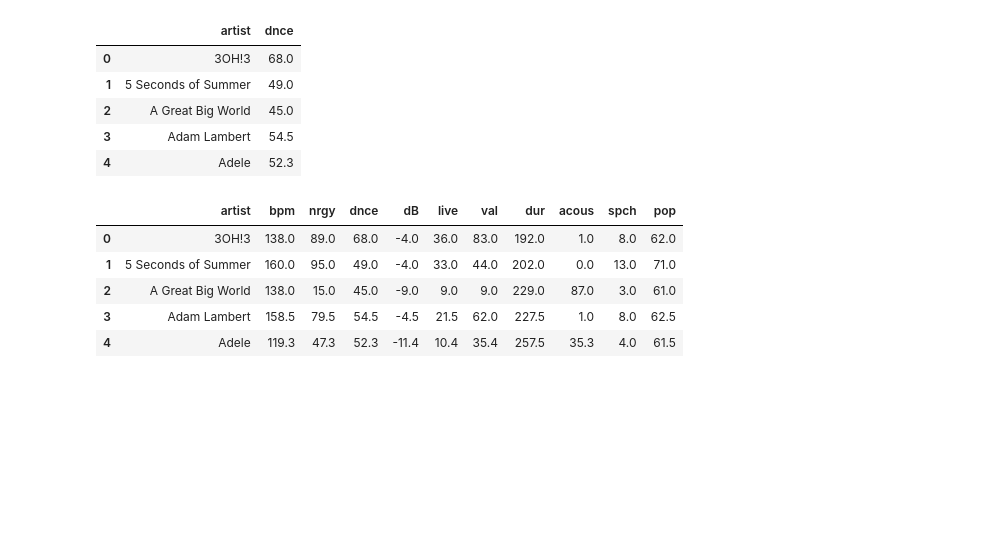
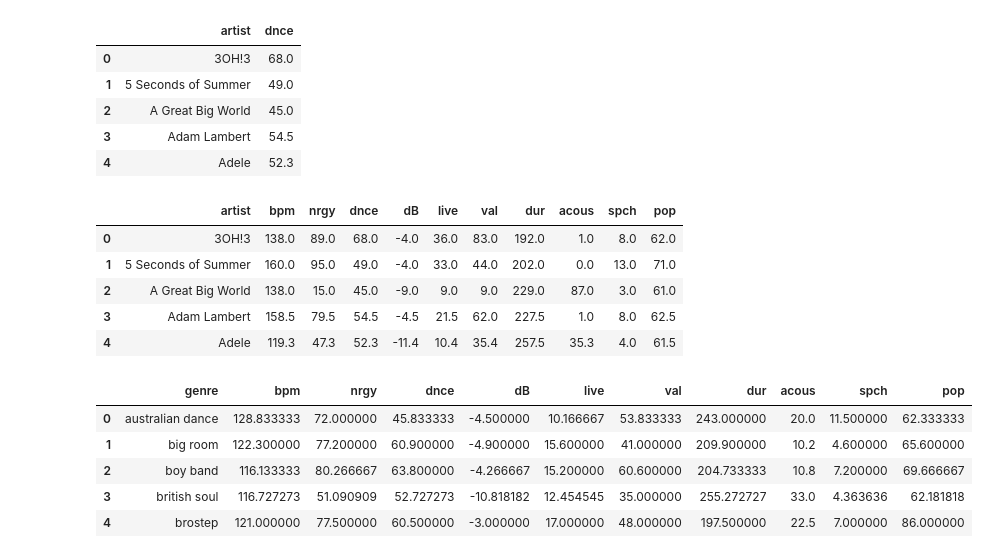
Before and after one commit to reccleston/music-project, a Jupyter notebook: sarah/initial_data-Copy1.ipynb, the cells around one changed output. Drawn from its saved outputs; the diff is of its cells as text; code cells hidden in the pictures; blank space fills up the shorter version.

```diff
--- a/sarah/initial_data-Copy1.ipynb
+++ b/sarah/initial_data-Copy1.ipynb
@@ -263,3 +263,16 @@ artist_avg_df.head()
 # %%
 # export to csv
 artist_avg_df.to_csv('../data/artist_avg.csv', index=False)
+# %%
+# Genre Average
+genre_df = copy_df.groupby(by=["genre"]).mean()
+genre_avg_df = genre_df[["bpm","nrgy","dnce","dB","live","val","dur","acous","spch","pop"]]
+genre_avg_df = genre_avg_df.reset_index()
+genre_avg_df.head()
+# %% [output]
+|  | genre | bpm | nrgy | dnce | dB | live | val | dur | acous | spch | pop |
+| 0 | australian dance | 128.833333 | 72.000000 | 45.833333 | -4.500000 | 10.166667 | 53.833333 | 243.000000 | 20.0 | 11.500000 | 62.333333 |
+| 1 | big room | 122.300000 | 77.200000 | 60.900000 | -4.900000 | 15.600000 | 41.000000 | 209.900000 | 10.2 | 4.600000 | 65.600000 |
+| 2 | boy band | 116.133333 | 80.266667 | 63.800000 | -4.266667 | 15.200000 | 60.600000 | 204.733333 | 10.8 | 7.200000 | 69.666667 |
+| 3 | british soul | 116.727273 | 51.090909 | 52.727273 | -10.818182 | 12.454545 | 35.000000 | 255.272727 | 33.0 | 4.363636 | 62.181818 |
+| 4 | brostep | 121.000000 | 77.500000 | 60.500000 | -3.000000 | 17.000000 | 48.000000 | 197.500000 | 22.5 | 7.000000 | 86.000000 |
```
Also changed, not shown: parts of 1 cell of this notebook.
